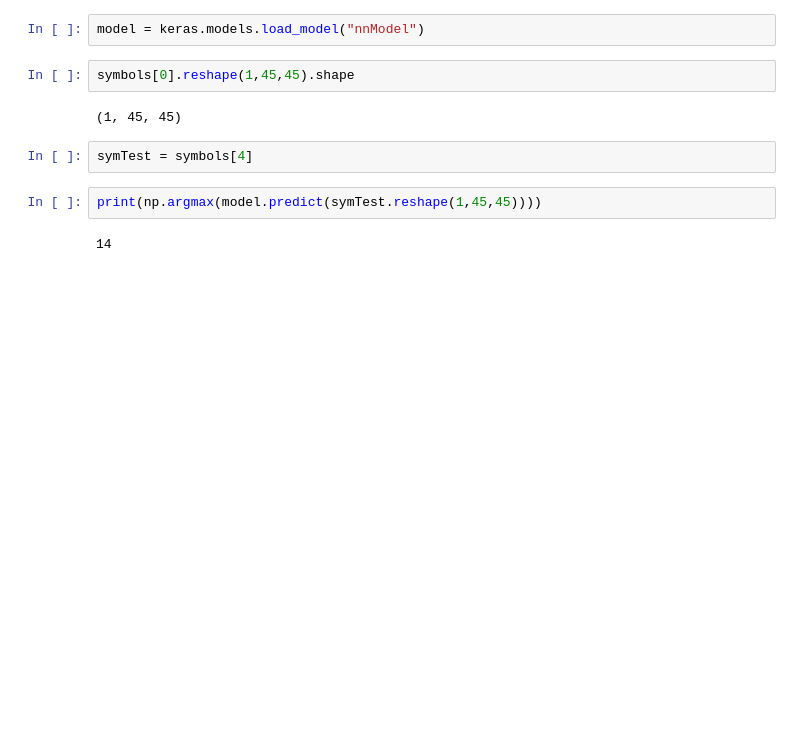
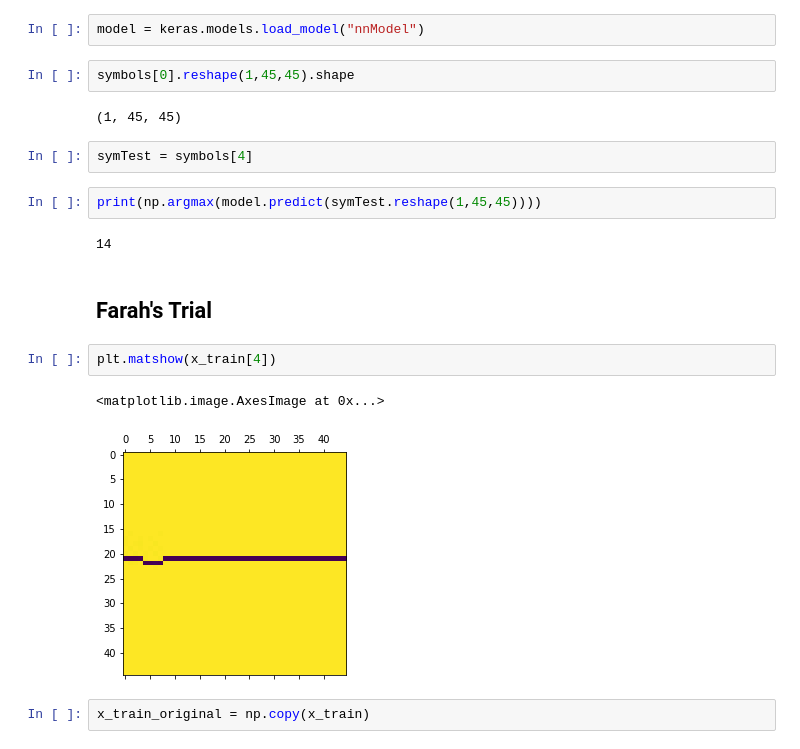
Before and after one commit to OdyAsh/Handwritten-M2L, a Jupyter notebook: model.ipynb, the cells around one changed output. Cells and saved outputs as stored; diff of their text form; blank space fills up the shorter version.

Commit message:
Farah's misreable trial to make a NN model :]

```diff
--- a/model.ipynb
+++ b/model.ipynb
@@ -356,3 +364,12 @@ symTest = symbols[4]
 print(np.argmax(model.predict(symTest.reshape(1,45,45))))
 # %% [output]
 14
+# %% [markdown]
+## Farah's Trial
+# %%
+plt.matshow(x_train[4])
+# %% [output]
+<matplotlib.image.AxesImage at 0x...>
+[figure, added]
+# %%
+x_train_original = np.copy(x_train)
```
Also changed, not shown: parts of 7 cells of this notebook.
